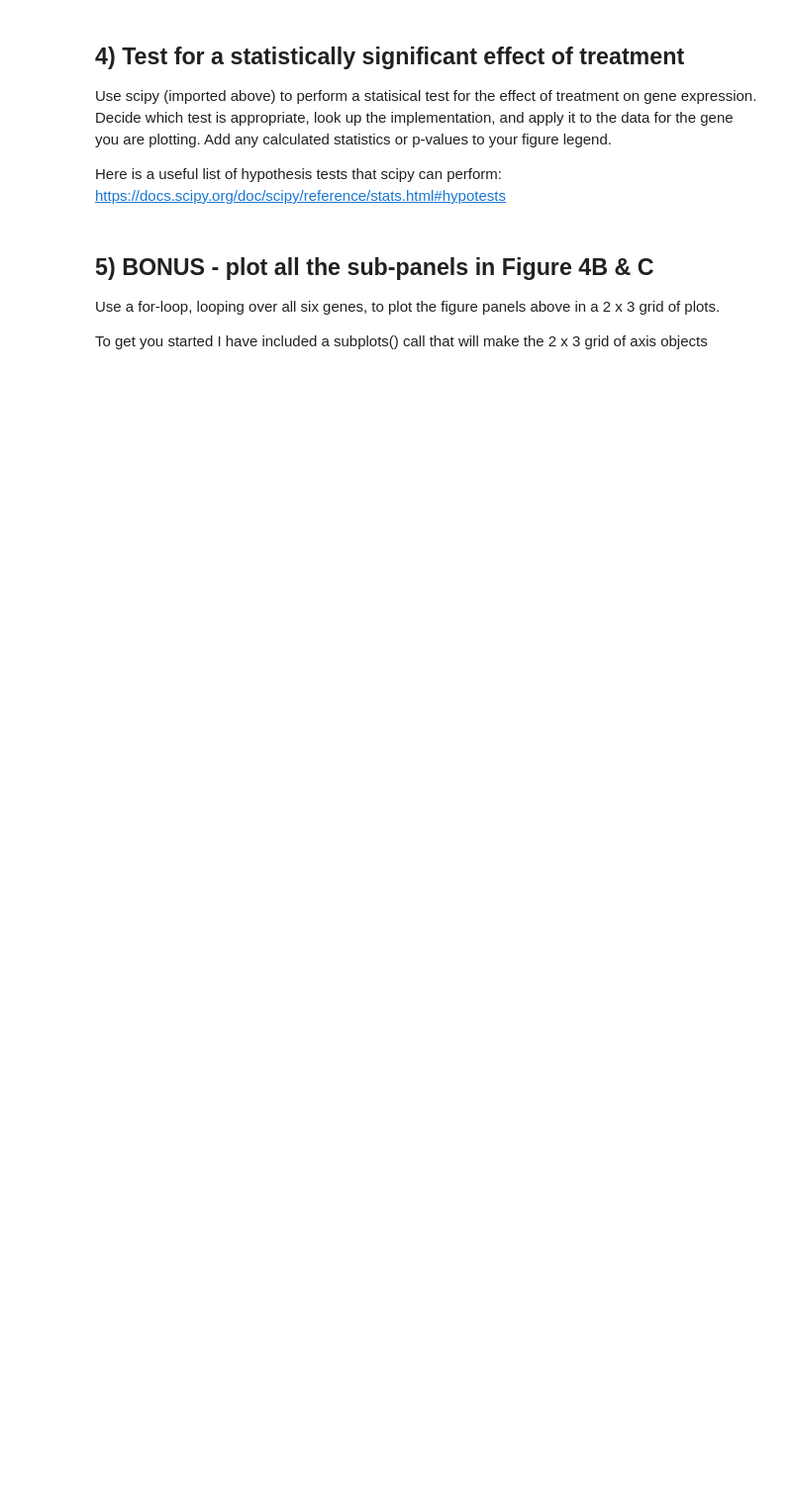
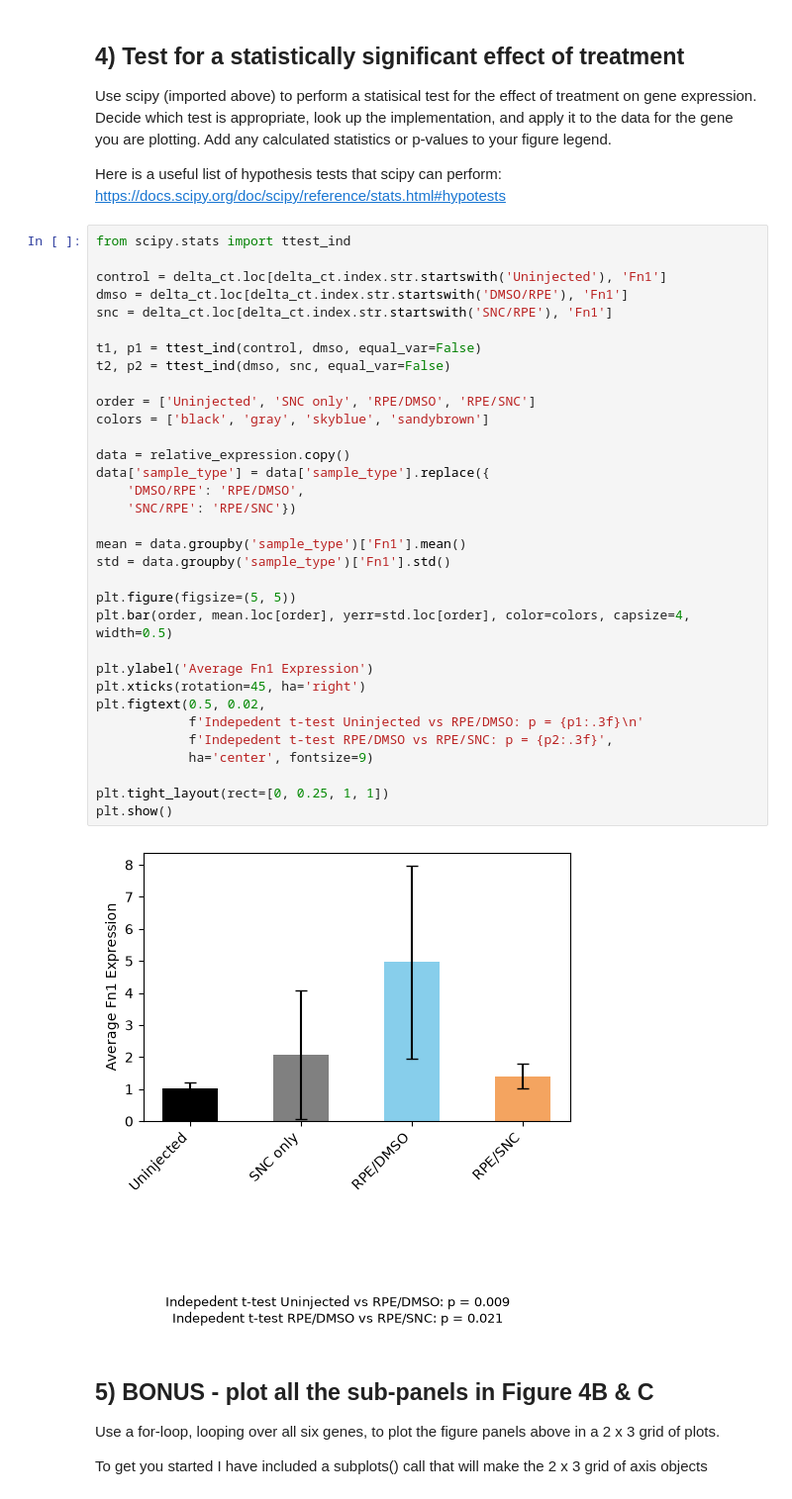
Before and after one commit to ajmarino01/BIO558AlainaMarino, a Jupyter notebook: miniproject_1_blank.ipynb, the cells around one changed output. Shown at 99% size. Cells and saved outputs as stored; diff of their text form; blank space fills up the shorter version.

```diff
--- a/miniproject_1_blank.ipynb
+++ b/miniproject_1_blank.ipynb
@@ -194,6 +215,41 @@ https://journals.plos.org/plosone/article?id=10.1371/journal.pone.0243626
 Use scipy (imported above) to perform a statisical test for the effect of treatment on gene expression. Decide which test is appropriate, look up the implementation, and apply it to the data for the gene you are plotting. Add any calculated statistics or p-values to your figure legend.
 
 Here is a useful list of hypothesis tests that scipy can perform: https://docs.scipy.org/doc/scipy/reference/stats.html#hypotests
+# %%
+from scipy.stats import ttest_ind
+
+control = delta_ct.loc[delta_ct.index.str.startswith('Uninjected'), 'Fn1']
+dmso = delta_ct.loc[delta_ct.index.str.startswith('DMSO/RPE'), 'Fn1']
+snc = delta_ct.loc[delta_ct.index.str.startswith('SNC/RPE'), 'Fn1']
+
+t1, p1 = ttest_ind(control, dmso, equal_var=False)
+t2, p2 = ttest_ind(dmso, snc, equal_var=False)
+
+order = ['Uninjected', 'SNC only', 'RPE/DMSO', 'RPE/SNC']
+colors = ['black', 'gray', 'skyblue', 'sandybrown']
+
+data = relative_expression.copy()
+data['sample_type'] = data['sample_type'].replace({
+    'DMSO/RPE': 'RPE/DMSO',
+    'SNC/RPE': 'RPE/SNC'})
+
+mean = data.groupby('sample_type')['Fn1'].mean()
+std = data.groupby('sample_type')['Fn1'].std()
+
+plt.figure(figsize=(5, 5))
+plt.bar(order, mean.loc[order], yerr=std.loc[order], color=colors, capsize=4, width=0.5)
+
+plt.ylabel('Average Fn1 Expression')
+plt.xticks(rotation=45, ha='right')
+plt.figtext(0.5, 0.02,
+            f'Indepedent t-test Uninjected vs RPE/DMSO: p = {p1:.3f}\n'
+            f'Indepedent t-test RPE/DMSO vs RPE/SNC: p = {p2:.3f}',
+            ha='center', fontsize=9)
+
+plt.tight_layout(rect=[0, 0.25, 1, 1])
+plt.show()
+# %% [output]
+[figure, added]
 # %% [markdown]
 ## 5) BONUS - plot all the sub-panels in Figure 4B & C
 
```
Also changed, not shown: parts of 3 cells of this notebook.
